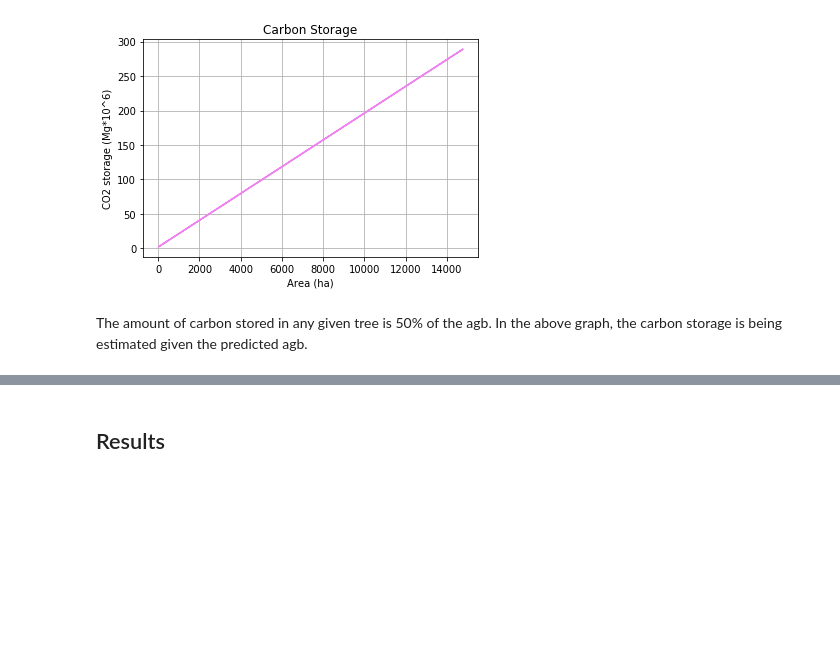
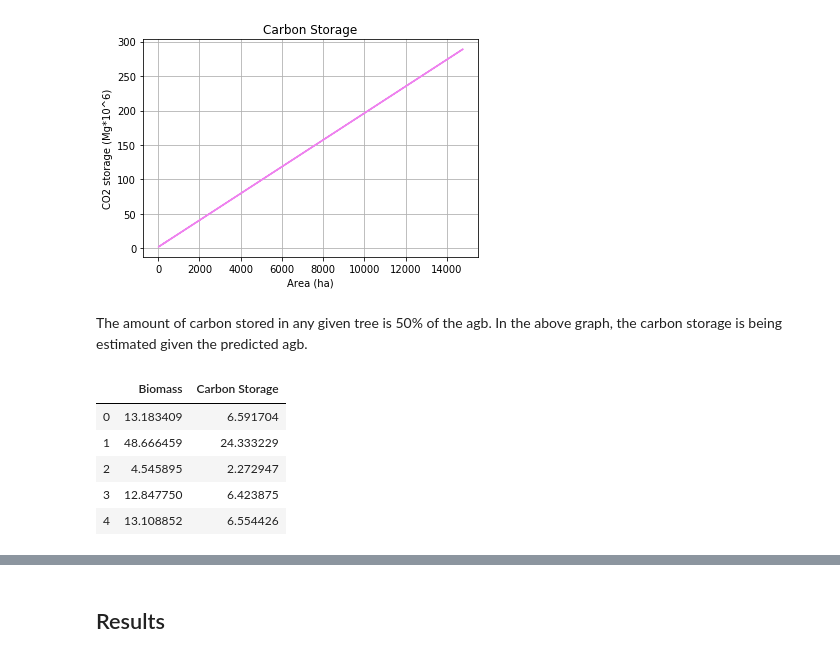
Before and after one commit to mcint199/Environmental-1, a Jupyter notebook: Env1_ForestCanopyResilience_FinalProject.ipynb, the cells around one changed output, grey strips where cells are left out. Saved outputs shown, nothing was run; the diff lists cells and outputs as text; code cells hidden in the pictures; blank space fills up the shorter version.

```diff
--- a/Env1_ForestCanopyResilience_FinalProject.ipynb
+++ b/Env1_ForestCanopyResilience_FinalProject.ipynb
@@ -243,3 +263,13 @@ mi_canopy_data_by_community.head()
 [figure]
 # %% [markdown]
 The amount of carbon stored in any given tree is 50% of the agb. In the above graph, the carbon storage is being estimated given the predicted agb.
+# %%
+community_evaluation_carbon = pd.concat([mi_canopy_data_by_community["Biomass"],mi_canopy_data_by_community["Carbon Storage"]], axis = 1)
+community_evaluation_carbon.head()
+# %% [output]
+|  | Biomass | Carbon Storage |
+| 0 | 13.183409 | 6.591704 |
+| 1 | 48.666459 | 24.333229 |
+| 2 | 4.545895 | 2.272947 |
+| 3 | 12.847750 | 6.423875 |
+| 4 | 13.108852 | 6.554426 |
```
Also changed, not shown: parts of 4 cells of this notebook.
